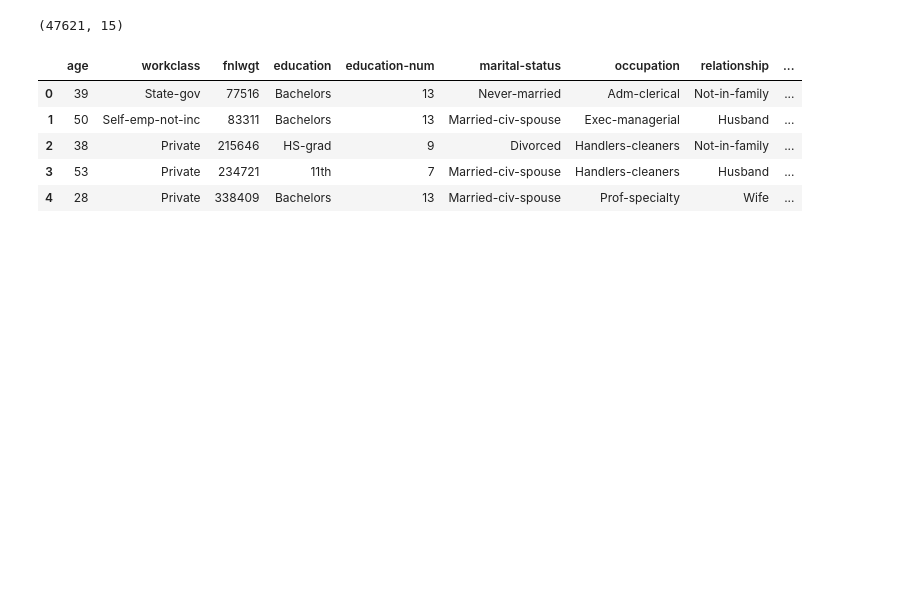
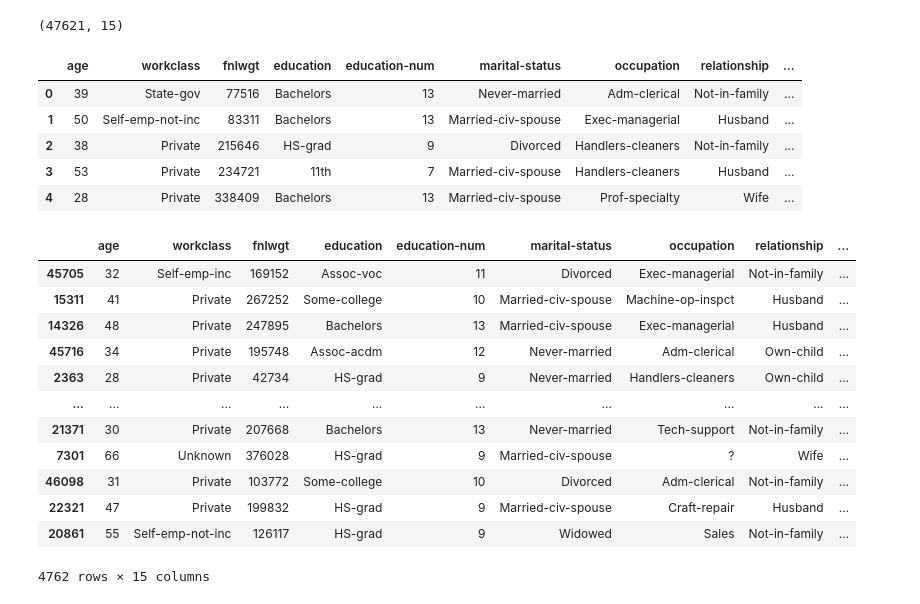
Before and after one commit to JoacoMunoz1/ExamenCienciadeDatos, a Jupyter notebook: CcsDatosEconmía_Examen.ipynb, the cells around one changed output. Drawn from its saved outputs; the diff is of its cells as text; code cells hidden in the pictures; blank space fills up the shorter version.

```diff
--- a/CcsDatosEconmía_Examen.ipynb
+++ b/CcsDatosEconmía_Examen.ipynb
@@ -248,5 +270,21 @@ df.head()
 | 4 | 28 | Private | 338409 | Bachelors | 13 | Married-civ-spouse | Prof-specialty | Wife | ... |
 # %%
 df_10 = df.sample(frac=0.1, random_state=2023)  # frac=0.1 selecciona el 10%
+# %%
+df_10
+# %% [output]
+|  | age | workclass | fnlwgt | education | education-num | marital-status | occupation | relationship | ... |
+| 45705 | 32 | Self-emp-inc | 169152 | Assoc-voc | 11 | Divorced | Exec-managerial | Not-in-family | ... |
+| 15311 | 41 | Private | 267252 | Some-college | 10 | Married-civ-spouse | Machine-op-inspct | Husband | ... |
+| 14326 | 48 | Private | 247895 | Bachelors | 13 | Married-civ-spouse | Exec-managerial | Husband | ... |
+| 45716 | 34 | Private | 195748 | Assoc-acdm | 12 | Never-married | Adm-clerical | Own-child | ... |
+| 2363 | 28 | Private | 42734 | HS-grad | 9 | Never-married | Handlers-cleaners | Own-child | ... |
+| ... | ... | ... | ... | ... | ... | ... | ... | ... | ... |
+| 21371 | 30 | Private | 207668 | Bachelors | 13 | Never-married | Tech-support | Not-in-family | ... |
+| 7301 | 66 | Unknown | 376028 | HS-grad | 9 | Married-civ-spouse | ? | Wife | ... |
+| 46098 | 31 | Private | 103772 | Some-college | 10 | Divorced | Adm-clerical | Not-in-family | ... |
+| 22321 | 47 | Private | 199832 | HS-grad | 9 | Married-civ-spouse | Craft-repair | Husband | ... |
+| 20861 | 55 | Self-emp-not-inc | 126117 | HS-grad | 9 | Widowed | Sales | Not-in-family | ... |
+4762 rows × 15 columns
 # %%
 # Codificar variables categóricas
```
Also changed, not shown: parts of 9 cells of this notebook.
